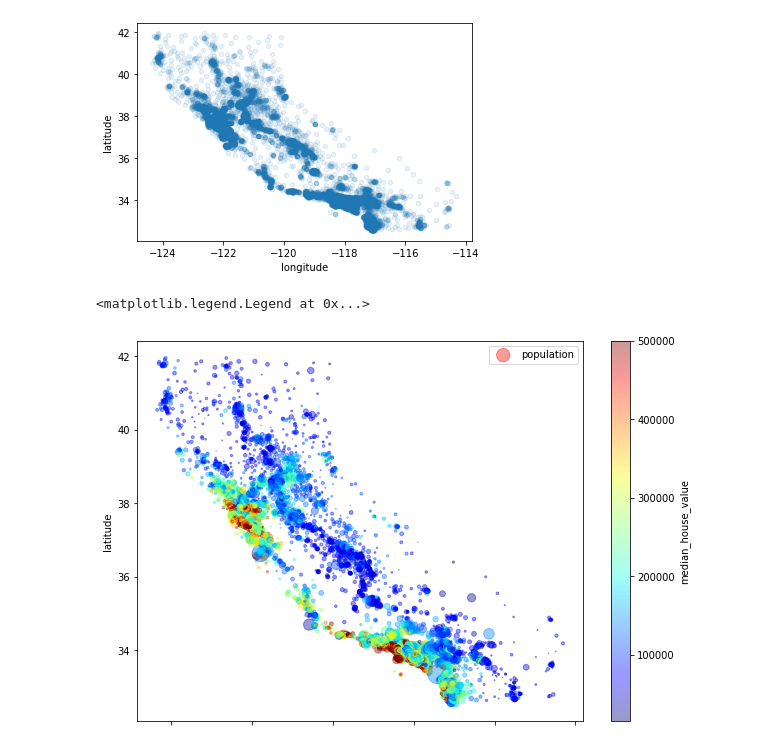
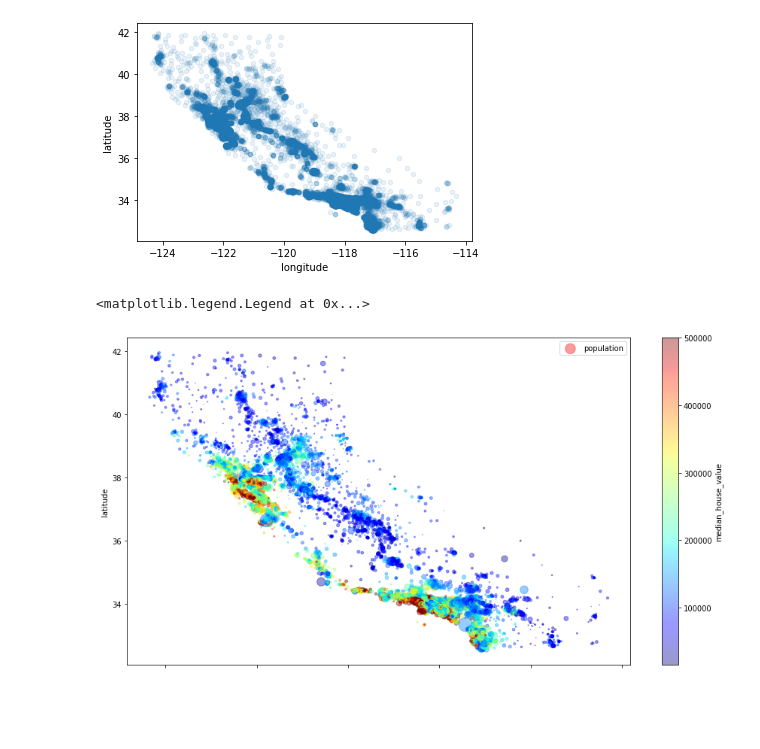
Before and after one commit to woropajj/hands-on-scikit, a Jupyter notebook: 2. End-to-End Machine Learning Project.ipynb, the cells around one changed output. Drawn from its saved outputs; the diff is of its cells as text; code cells hidden in the pictures; blank space fills up the shorter version.

```diff
--- a/2. End-to-End Machine Learning Project.ipynb
+++ b/2. End-to-End Machine Learning Project.ipynb
@@ -252,16 +252,16 @@ housing.plot(kind="scatter", x="longitude", y="latitude", alpha=0.1)
 # %%
 # add colors
 housing.plot(kind="scatter",
              x="longitude",
              y="latitude",
              alpha=0.4,
             s=housing["population"]/100,
             label="population",
-            figsize=(10,7),
+            figsize=(15,8),
             c="median_house_value",
             cmap=plt.get_cmap("jet"),
             colorbar=True)
 plt.legend()
 # %% [output]
 <matplotlib.legend.Legend at 0x...>
-[figure, old version]
+[figure, new version]
```
Also changed, not shown: parts of 25 cells of this notebook.
